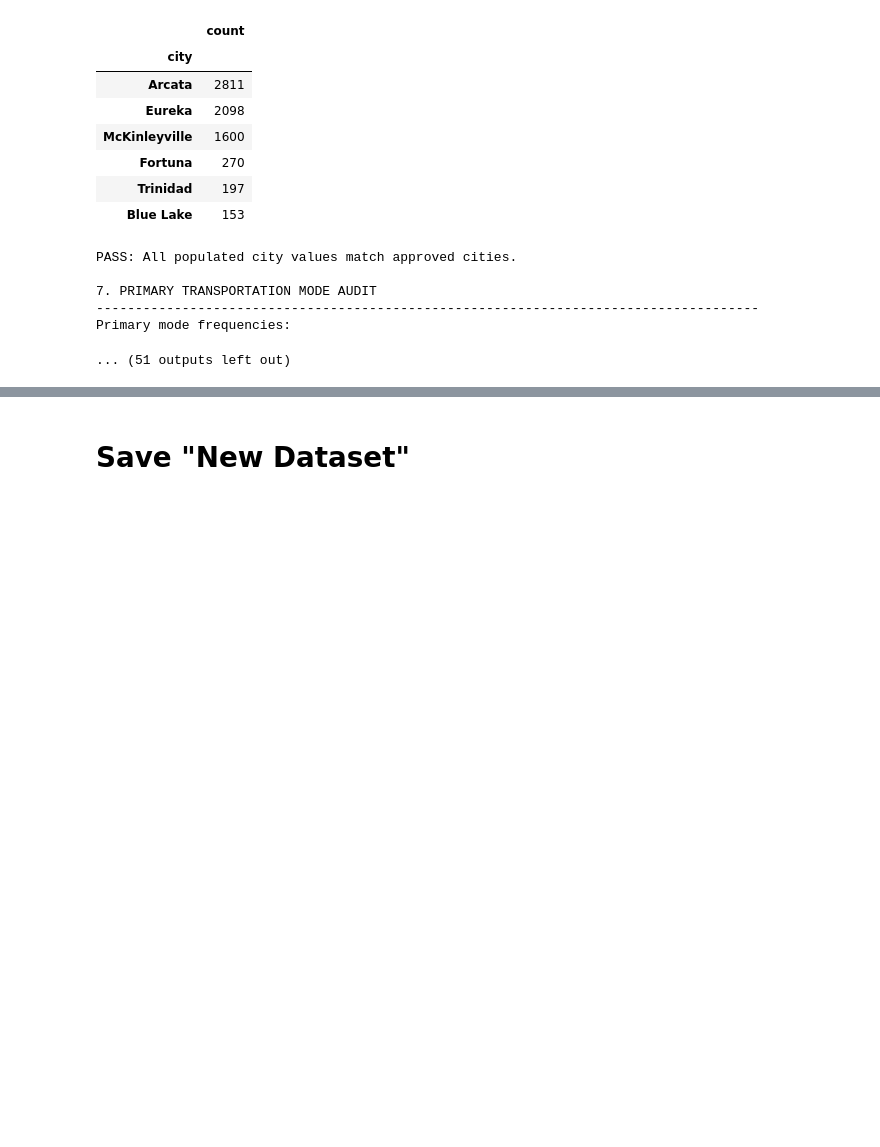
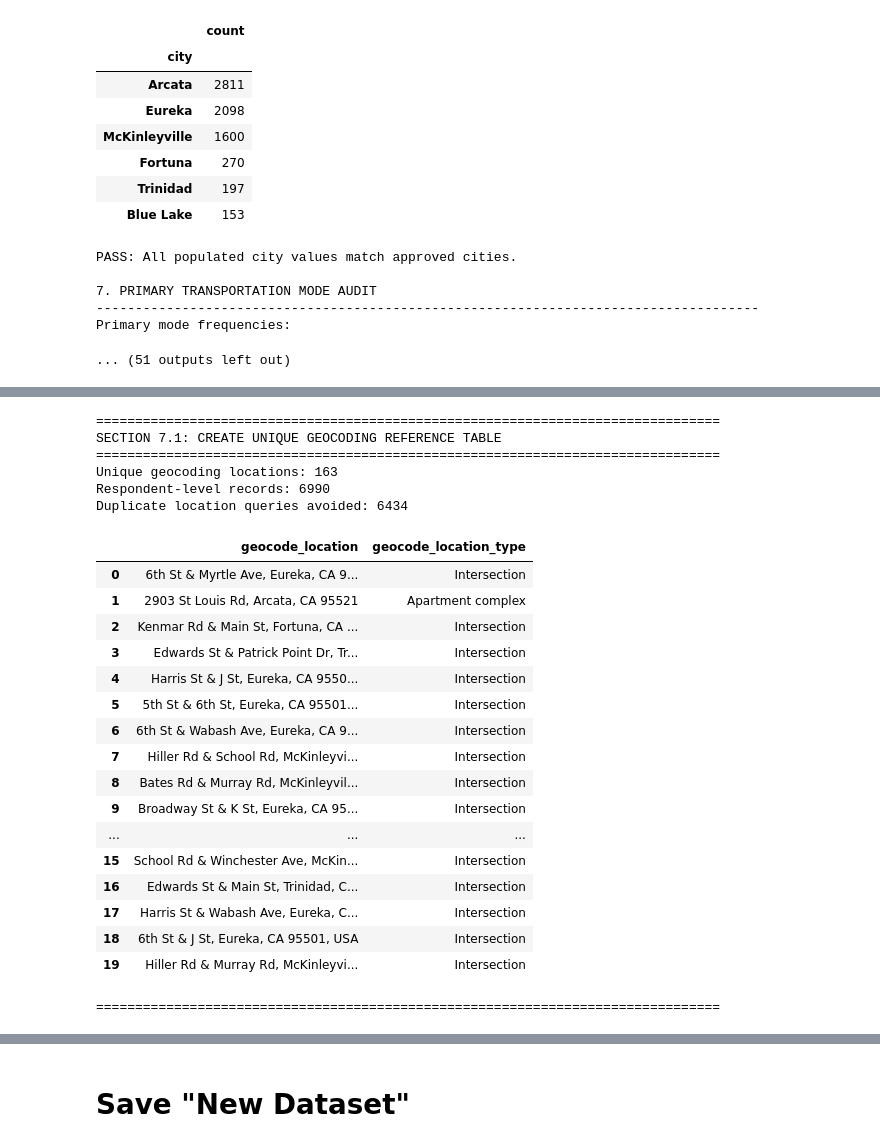
Before and after one commit to GoodLuckDiego/data311_project2, a Jupyter notebook: analysis/cleaning.ipynb, the cells around one changed output, grey strips where cells are left out. Drawn from its saved outputs; the diff is of its cells as text; code cells hidden in the pictures; blank space fills up the shorter version.

```diff
--- a/analysis/cleaning.ipynb
+++ b/analysis/cleaning.ipynb
@@ -5115,0 +6543,56 @@ Primary mode frequencies:
+# %%
+# CREATE UNIQUE GEOCODING REFERENCE TABLE
+
+
+print("=" * 80)
+print("SECTION 7.1: CREATE UNIQUE GEOCODING REFERENCE TABLE")
+print("=" * 80)
+
+geocode_reference = (
+    com.loc[
+        com["geocode_location"].notna(),
+        [
+            "geocode_location",
+            "geocode_location_type"
+        ]
+    ]
+    .drop_duplicates()
+    .reset_index(drop=True)
+)
+
+print("Unique geocoding locations:", len(geocode_reference))
+print("Respondent-level records:", len(com))
+print(
+    "Duplicate location queries avoided:",
+    com["geocode_location"].notna().sum()
+    - len(geocode_reference)
+)
+
+display(geocode_reference.head(20))
+
+print("=" * 80)
+# %% [output]
+================================================================================
+SECTION 7.1: CREATE UNIQUE GEOCODING REFERENCE TABLE
+================================================================================
+Unique geocoding locations: 163
+Respondent-level records: 6990
+Duplicate location queries avoided: 6434
+|  | geocode_location | geocode_location_type |
+| 0 | 6th St & Myrtle Ave, Eureka, CA 9... | Intersection |
+| 1 | 2903 St Louis Rd, Arcata, CA 95521 | Apartment complex |
+| 2 | Kenmar Rd & Main St, Fortuna, CA ... | Intersection |
+| 3 | Edwards St & Patrick Point Dr, Tr... | Intersection |
+| 4 | Harris St & J St, Eureka, CA 9550... | Intersection |
+| 5 | 5th St & 6th St, Eureka, CA 95501... | Intersection |
+| 6 | 6th St & Wabash Ave, Eureka, CA 9... | Intersection |
+| 7 | Hiller Rd & School Rd, McKinleyvi... | Intersection |
+| 8 | Bates Rd & Murray Rd, McKinleyvil... | Intersection |
+| 9 | Broadway St & K St, Eureka, CA 95... | Intersection |
+| ... | ... | ... |
+| 15 | School Rd & Winchester Ave, McKin... | Intersection |
+| 16 | Edwards St & Main St, Trinidad, C... | Intersection |
+| 17 | Harris St & Wabash Ave, Eureka, C... | Intersection |
+| 18 | 6th St & J St, Eureka, CA 95501, USA | Intersection |
+| 19 | Hiller Rd & Murray Rd, McKinleyvi... | Intersection |
+================================================================================
```
Also changed, not shown: parts of 15 cells of this notebook, 1 other file.
